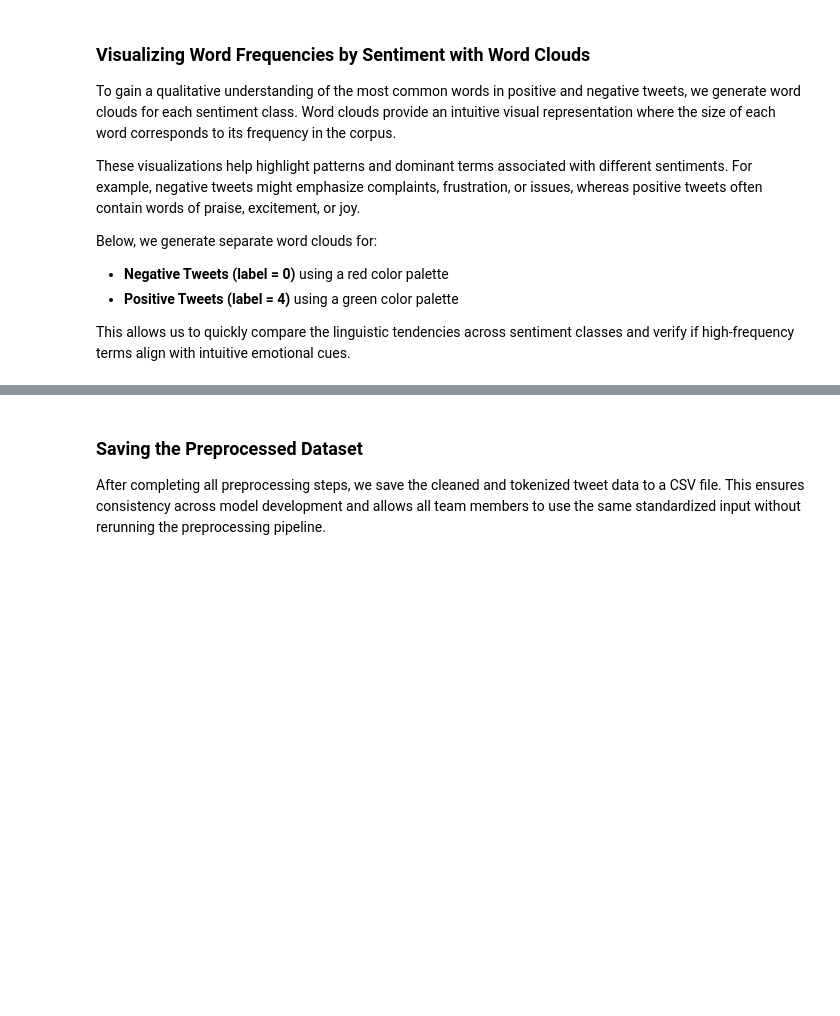
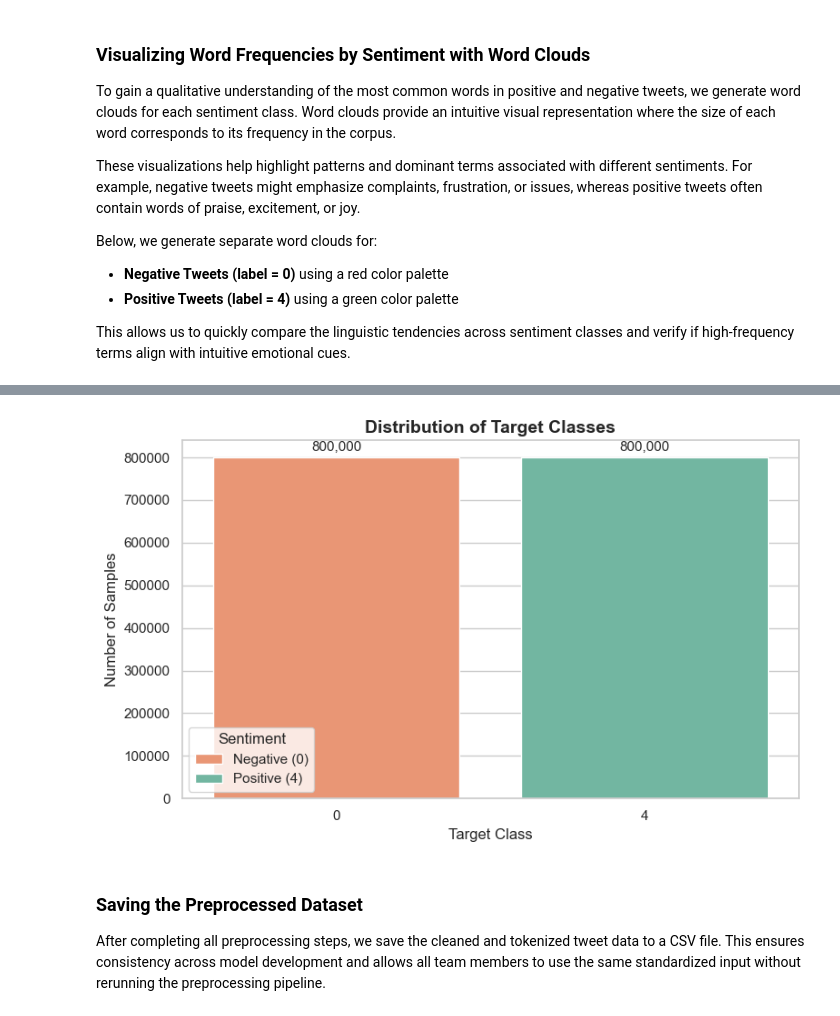
Before and after one commit to ariesslin/ie7500-g1-tweet-sentiment-nlp, a Jupyter notebook: scripts/2-Data-Preprocessing.ipynb, the cells around one changed output, grey strips where cells are left out. Saved outputs shown, nothing was run; the diff lists cells and outputs as text; code cells hidden in the pictures; blank space fills up the shorter version.

```diff
--- a/scripts/2-Data-Preprocessing.ipynb
+++ b/scripts/2-Data-Preprocessing.ipynb
@@ -450,3 +497,43 @@ generate_word_cloud(positive_tweets, sentiment_label=4, color_map='Greens', titl
+# %%
+# we now start visualizing the distributions of the target
+
+# Set a clean visual style
+sns.set(style="whitegrid")
+
+# Calculate value counts
+target_counts = df['target'].value_counts().sort_index()
+
+# Create the bar plot
+plt.figure(figsize=(8, 5))
+barplot = sns.barplot(x=target_counts.index, y=target_counts.values, hue=target_counts.index, palette=sentiment_palette, legend=True)
+
+# Add value labels on bars
+for i, value in enumerate(target_counts.values):
+    plt.text(i, value + max(target_counts.values)*0.01, f'{value:,}',
+             ha='center', va='bottom', fontsize=11)
+
+# Titles and labels
+plt.title('Distribution of Target Classes', fontsize=14, fontweight='bold')
+plt.xlabel('Target Class', fontsize=12)
+plt.ylabel('Number of Samples', fontsize=12)
+plt.xticks(fontsize=11)
+plt.yticks(fontsize=11)
+plt.tight_layout()
+
+# Customize the legend labels
+# Get the legend object
+handles, labels = barplot.get_legend_handles_labels()
+
+# Create a dictionary to map old labels (0, 4) to new labels ('Negative', 'Positive')
+new_labels = {'0': 'Negative (0)', '4': 'Positive (4)'}
+
+# Update the labels in the legend
+updated_labels = [new_labels[label] for label in labels]
+barplot.legend(handles, updated_labels, title="Sentiment")
+
+plt.show()
+# %% [output]
+[figure, added]
 # %% [markdown]
 ### Saving the Preprocessed Dataset
 
```
Also changed, not shown: parts of 9 cells of this notebook.
